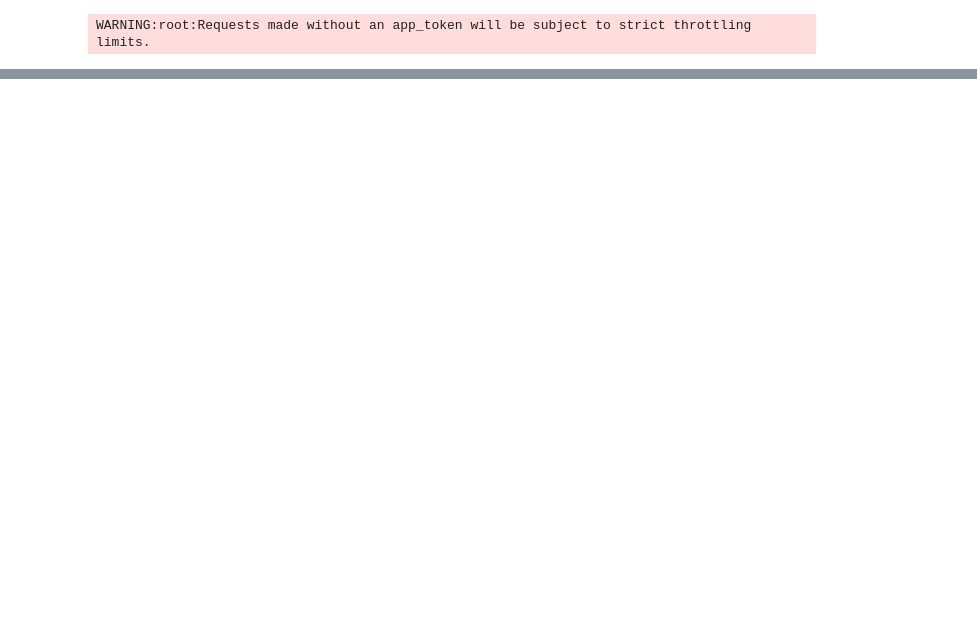
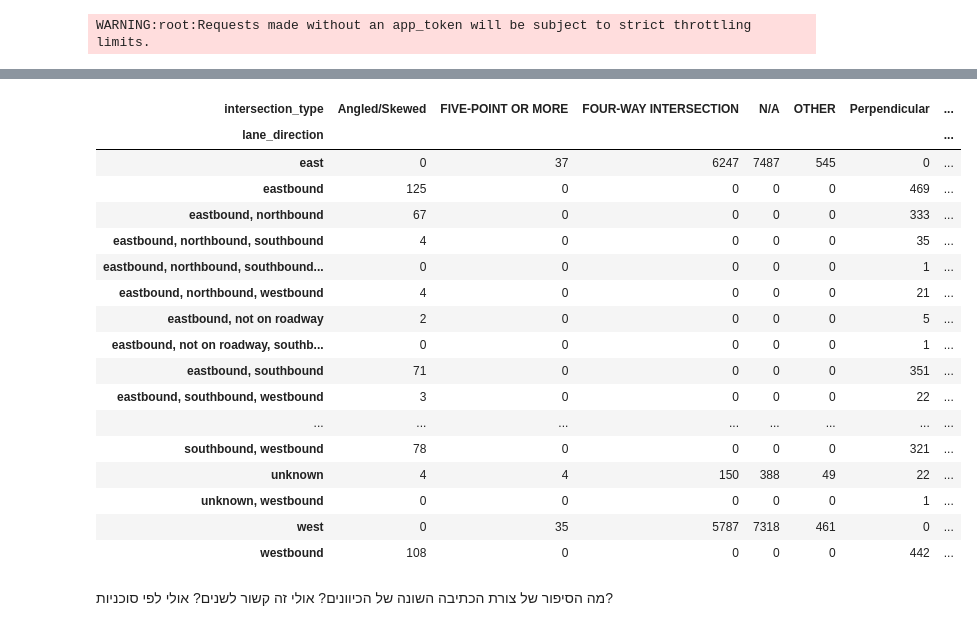
Before and after one commit to Elior-Dahan/project-machine-learning, a Jupyter notebook: project.ipynb, the cells around one changed output, grey strips where cells are left out. Drawn from its saved outputs; the diff is of its cells as text; code cells hidden in the pictures; blank space fills up the shorter version.

```diff
--- a/project.ipynb
+++ b/project.ipynb
@@ -244,0 +664,6 @@ df[[':@computed_region_vu5j_pcmz',
+# %%
+df.loc[(df['junction'].isna()) & (df['intersection_type'] == 'Intersection'), 'junction'] = 'Intersection'
+df.loc[(df['junction'].isna()) & (df['intersection_type'] == 'Other'), 'junction'] = 'Other'
+df.loc[df['intersection_type'] == 'Roundabout', 'junction'] = 'Roundabout'
+
+df['junction'] = df['junction'].fillna('Non-Junction')
@@ -244,0 +682,2 @@ df[[':@computed_region_vu5j_pcmz',
+# %%
+df['surface_condition'] = df['surface_condition'].apply(normalize_categorial_feature)
@@ -244,0 +725,31 @@ df[[':@computed_region_vu5j_pcmz',
+# %%
+surface_condition_aggressive_map = {
+    # === Dry ===
+    'dry': 'Dry',
+
+    # === Wet / Water ===
+    'wet': 'Wet',
+    'water (standing, moving)': 'Wet',
+    'water(standing/moving)': 'Wet',
+
+    # === Low friction: Ice / Snow / Slush ===
+    'ice': 'Low_Friction',
+    'ice/frost': 'Low_Friction',
+    'snow': 'Low_Friction',
+    'slush': 'Low_Friction',
+
+    # === Contaminated surface: dirt / sand / oil ===
+    'mud, dirt, gravel': 'Contaminated',
+    'mud_dirt': 'Contaminated',
+    'sand': 'Contaminated',
+    'oil': 'Contaminated',
+
+    # === Unknown / Other ===
+    'unknown': 'Unknown',
+    'other': 'Unknown'
+}
+df['surface_condition_aggressive'] = (
+    df_original['surface_condition']
+        .apply(normalize_categorial_feature)
+        .map(surface_condition_aggressive_map)
+)
@@ -244,0 +810,25 @@ df[[':@computed_region_vu5j_pcmz',
+# %%
+df['lane_direction'] = df['lane_direction'].apply(normalize_categorial_feature)
+# %%
+pd.crosstab(df['lane_direction'], df['intersection_type'])
+# %% [output]
+| intersection_type | Angled/Skewed | FIVE-POINT OR MORE | FOUR-WAY INTERSECTION | N/A | OTHER | Perpendicular | ... |
+| lane_direction |  |  |  |  |  |  | ... |
+| east | 0 | 37 | 6247 | 7487 | 545 | 0 | ... |
+| eastbound | 125 | 0 | 0 | 0 | 0 | 469 | ... |
+| eastbound, northbound | 67 | 0 | 0 | 0 | 0 | 333 | ... |
+| eastbound, northbound, southbound | 4 | 0 | 0 | 0 | 0 | 35 | ... |
+| eastbound, northbound, southbound... | 0 | 0 | 0 | 0 | 0 | 1 | ... |
+| eastbound, northbound, westbound | 4 | 0 | 0 | 0 | 0 | 21 | ... |
+| eastbound, not on roadway | 2 | 0 | 0 | 0 | 0 | 5 | ... |
+| eastbound, not on roadway, southb... | 0 | 0 | 0 | 0 | 0 | 1 | ... |
+| eastbound, southbound | 71 | 0 | 0 | 0 | 0 | 351 | ... |
+| eastbound, southbound, westbound | 3 | 0 | 0 | 0 | 0 | 22 | ... |
+| ... | ... | ... | ... | ... | ... | ... | ... |
+| southbound, westbound | 78 | 0 | 0 | 0 | 0 | 321 | ... |
+| unknown | 4 | 4 | 150 | 388 | 49 | 22 | ... |
+| unknown, westbound | 0 | 0 | 0 | 0 | 0 | 1 | ... |
+| west | 0 | 35 | 5787 | 7318 | 461 | 0 | ... |
+| westbound | 108 | 0 | 0 | 0 | 0 | 442 | ... |
+# %% [markdown]
+מה הסיפור של צורת הכתיבה השונה של הכיוונים? אולי זה קשור לשנים? אולי לפי סוכניות?
```
Also changed, not shown: parts of 91 cells of this notebook, 2 other files.
